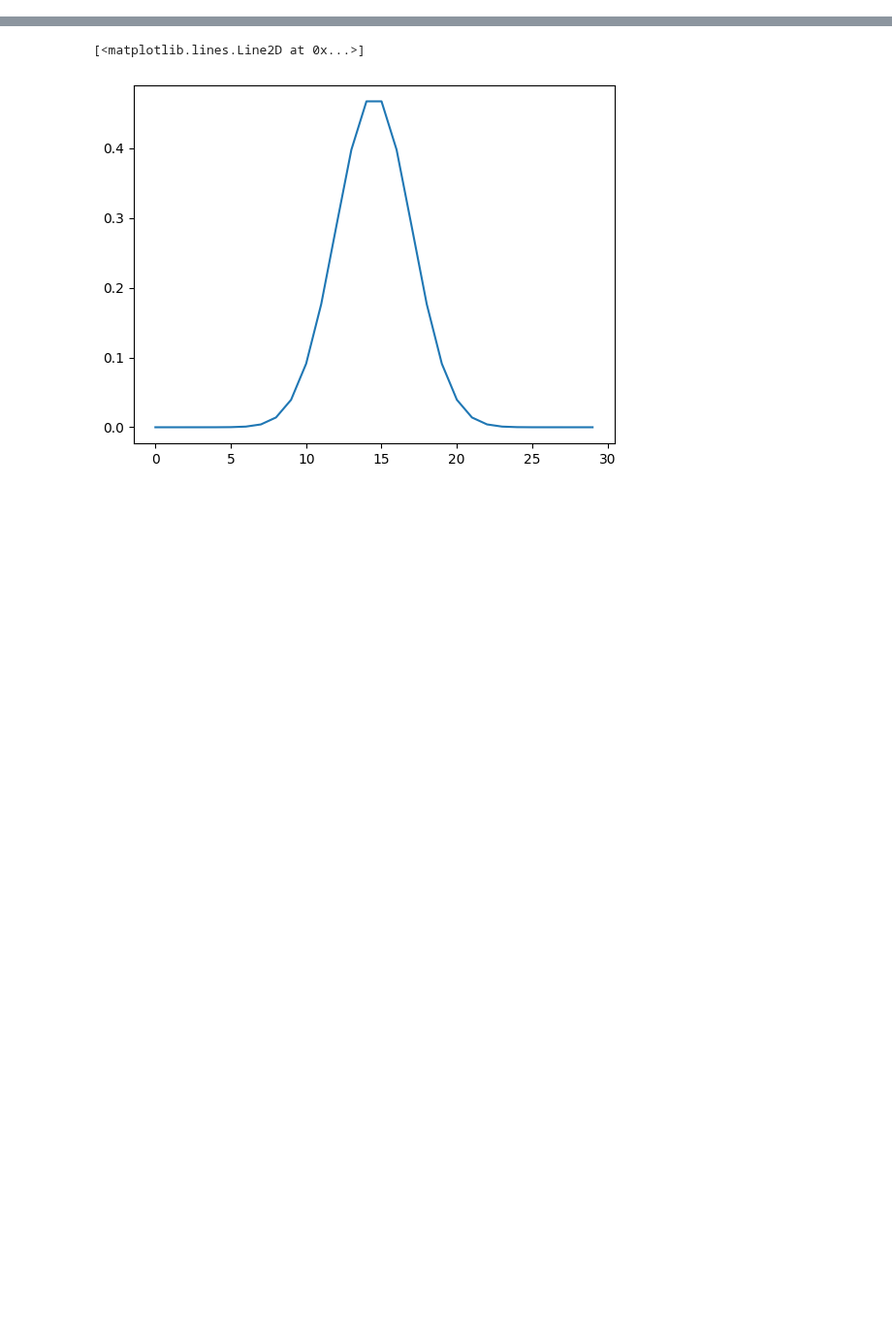
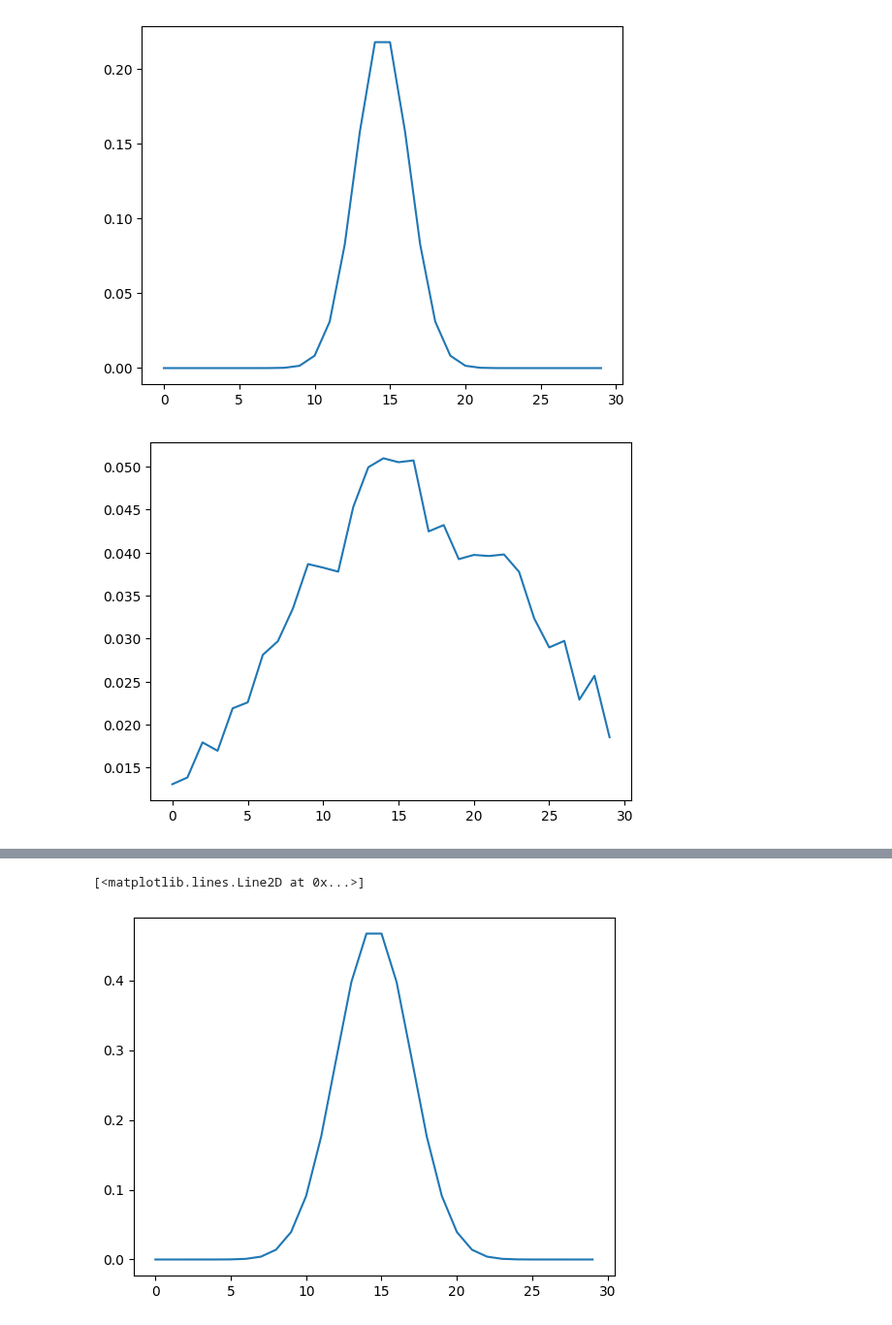
Before and after one commit to MarinAndreGirard/ACL, a Jupyter notebook: Working/Coherent_state.ipynb, the cells around one changed output, grey strips where cells are left out. Shown at 97% size. Saved outputs shown, nothing was run; the diff lists cells and outputs as text; code cells hidden in the pictures; blank space fills up the shorter version.

```diff
--- a/Working/Coherent_state.ipynb
+++ b/Working/Coherent_state.ipynb
@@ -53,6 +55,43 @@ from utils.overlap import gif_schmidt_overlap
 from utils.interference import interference_plot
 from utils.expectations import exp_val_time
 from utils.plot_hamiltonians import plot_hamiltonians
+# %%
+d1=30;d2=300;E_s=1; E_s2=0; E_int_s=0.5; E_int_e=0.7;E_int_s2=0;E_int_e2=0; E_e=1; E_e2=0;envi=[0]; tmax= 10; ind_nb = 30;log=1
+file_name = "coherent_state"
+# Running the simulation and running the core functions
+coherent_state=create_coherent_state(d1)
+
+
+result, tlist, H_list, state, info = time_evo_from_state(coherent_state,d1,d2,E_s,E_s2,E_int_s,E_int_e,E_int_s2,E_int_e2,E_e,E_e2,envi,tmax,ind_nb,log,file_name)
+# %%
+
+d1, d2, E_s, E_s2, E_int_s, E_int_e, E_int_s2, E_int_e2, E_e, E_e2, envi, tmax, ind_nb, log = load_param(file_name)
+info = load_param(file_name)
+H_list=load_H_list(file_name)
+result=load_result(file_name)
+tlist=load_tlist(file_name)
+# %%
+#Need to make a function to visualize a coherent state in the position basis. Need to make a fucntion
+H_int_s=H_list[6]
+eig_energ_int,eig_sta_int = H_int_s.eigenstates()
+state_t0 = qt.ptrace(result.states[0], [0])
+state_tend= qt.ptrace(result.states[29], [0])
+
+weight = []
+for i in range(d1):
+    weight.append(qt.expect(state_t0,eig_sta_int[i]))
+    #weight.append(np.abs(np.vdot(state_t0,eig_sta_int[i])))
+plt.plot(weight)
+plt.show()
+weight = []
+for i in range(d1):
+    weight.append(qt.expect(state_tend,eig_sta_int[i]))
+    #weight.append(np.abs(np.vdot(state_tend,eig_sta_int[i])))
+plt.plot(weight)
+plt.show()
+# %% [output]
+[figure, added]
+[figure, added]
 # %%
 d1=30;d2=300;E_s=1; E_s2=0; E_int_s=0.5; E_int_e=0.7;E_int_s2=0;E_int_e2=0; E_e=1; E_e2=0;w=[0,0,0,0,0,0,0,0,0,0,0,0,0,1,0,0,0,0,0,0,0,0,0,0,0,0,0,0,0,0];envi=[0]; tmax= 100; ind_nb = 200;log=1
 file_name = "coherent_state"
```
Also changed, not shown: parts of 5 cells of this notebook, 4 other files.
